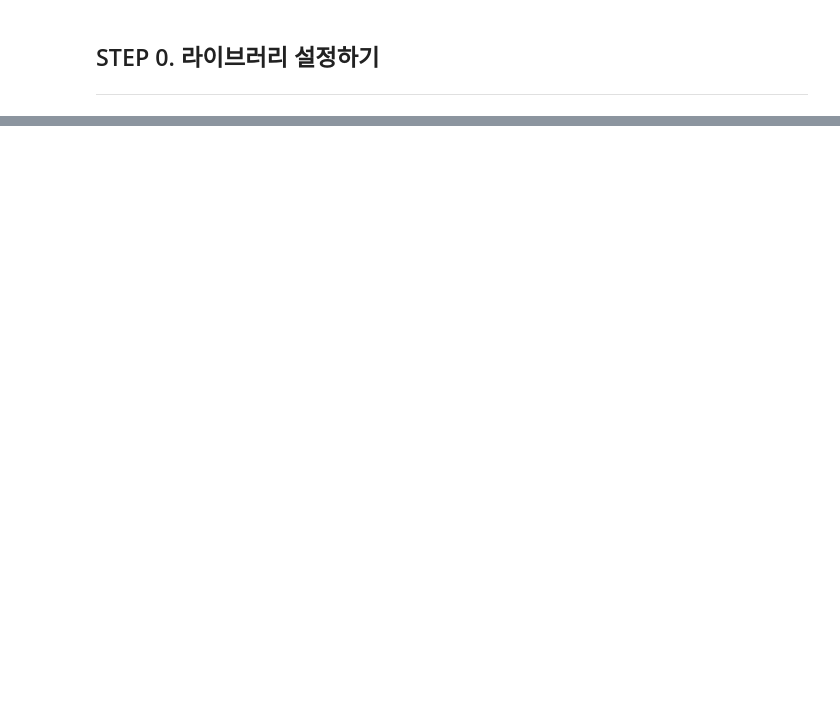
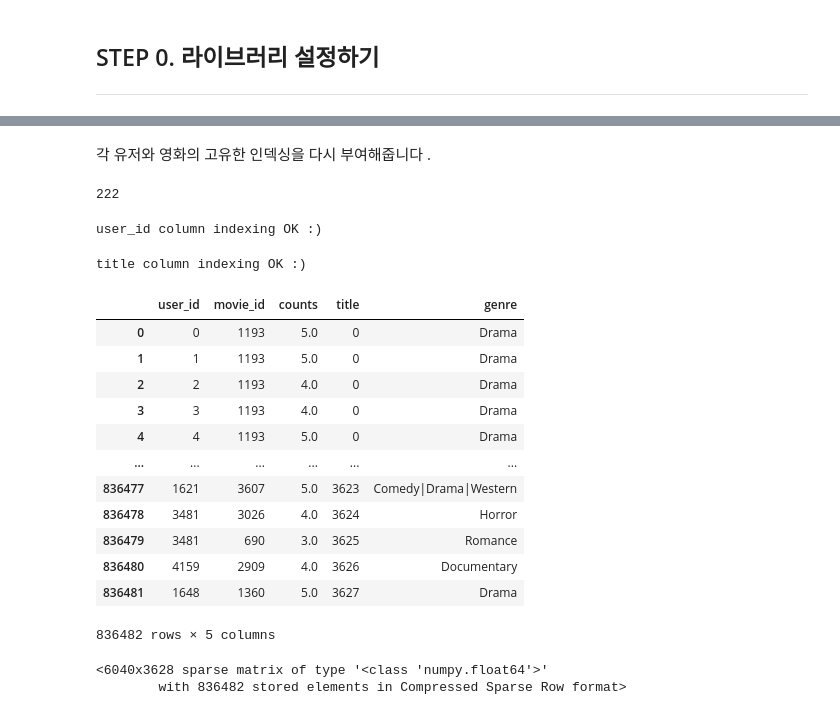
Before and after one commit to Chabbbbbo/EXPLORATION, a Jupyter notebook: EX-15/[E-15] Recommending movies using the recommendation system.ipynb, the cells around one changed output, grey strips where cells are left out. Saved outputs shown, nothing was run; the diff lists cells and outputs as text; code cells hidden in the pictures; blank space fills up the shorter version.

```diff
--- a/EX-15/[E-15] Recommending movies using the recommendation system.ipynb
+++ b/EX-15/[E-15] Recommending movies using the recommendation system.ipynb
@@ -11,0 +223,4 @@ sfsdfs
+# %%
+rating_movie = rating_movie.dropna()
+
+rating_movie.isna().sum()
@@ -11,0 +340,69 @@ sfsdfs
+# %% [markdown]
+각 유저와 영화의 고유한 인덱싱을 다시 부여해줍니다 .
+# %%
+########### 고유한 유저, 영화 찾기 ###############
+user_unique = rating_movie['user_id'].unique()
+title_unique = rating_movie['title'].unique()
+# %%
+########### 유저, 영화 indexing ############
+user_to_idx = {value:key for key, value in enumerate(user_unique)}
+title_to_idx = {value:key for key, value in enumerate(title_unique)}
+# %%
+# 인덱싱이 잘 되었는지 확인해 봅니다.
+print(title_to_idx['Pulp Fiction (1994)'])
+# %% [output]
+222
+# %%
+########### indexing을 통해 데이터 컬럼 내 값을 바꾸기 ################
+
+# user_to_idx.get을 통해 user_id 컬럼의 모든 값을 인덱싱한 Series를 구해 봅시다.
+# 혹시 정상적으로 인덱싱되지 않은 row가 있다면 인덱스가 NaN이 될 테니 dropna()로 제거합니다.
+
+temp_user_data = rating_movie['user_id'].map(user_to_idx.get).dropna()
+ # 모든 row가 정상적으로 인덱싱되었다면
+if len(temp_user_data) == len(rating_movie):
+    print('user_id column indexing OK :)')
+    # data['user_id']을 인덱싱된 Series로 교체해 줍니다.
+    rating_movie['user_id'] = temp_user_data
+else:
+    print('user_id column indexing Fail :(')
+# %% [output]
+user_id column indexing OK :)
+# %%
+# title_to_idx을 통해 title 컬럼도 동일한 방식으로 인덱싱해 줍니다.
+temp_title_data = rating_movie['title'].map(title_to_idx.get).dropna()
+
+if len(temp_title_data) == len(rating_movie):
+    print('title column indexing OK :)')
+    rating_movie['title'] = temp_title_data
+else:
+    print('title column indexing Fail :(')
+
+rating_movie
+# %% [output]
+title column indexing OK :)
+|  | user_id | movie_id | counts | title | genre |
+| 0 | 0 | 1193 | 5.0 | 0 | Drama |
+| 1 | 1 | 1193 | 5.0 | 0 | Drama |
+| 2 | 2 | 1193 | 4.0 | 0 | Drama |
+| 3 | 3 | 1193 | 4.0 | 0 | Drama |
+| 4 | 4 | 1193 | 5.0 | 0 | Drama |
+| ... | ... | ... | ... | ... | ... |
+| 836477 | 1621 | 3607 | 5.0 | 3623 | Comedy|Drama|Western |
+| 836478 | 3481 | 3026 | 4.0 | 3624 | Horror |
+| 836479 | 3481 | 690 | 3.0 | 3625 | Romance |
+| 836480 | 4159 | 2909 | 4.0 | 3626 | Documentary |
+| 836481 | 1648 | 1360 | 5.0 | 3627 | Drama |
+836482 rows × 5 columns
+# %%
+############# CSR 데이터 만들기 ###############
+num_user = rating_movie['user_id'].nunique()
+num_title = rating_movie['title'].nunique()
+
+csr_data = csr_matrix((rating_movie.counts, (rating_movie.user_id, rating_movie.title)),
+                      shape= (num_user, num_title))
+
+csr_data
+# %% [output]
+<6040x3628 sparse matrix of type '<class 'numpy.float64'>'
+        with 836482 stored elements in Compressed Sparse Row format>
```
Also changed, not shown: parts of 87 cells of this notebook.
